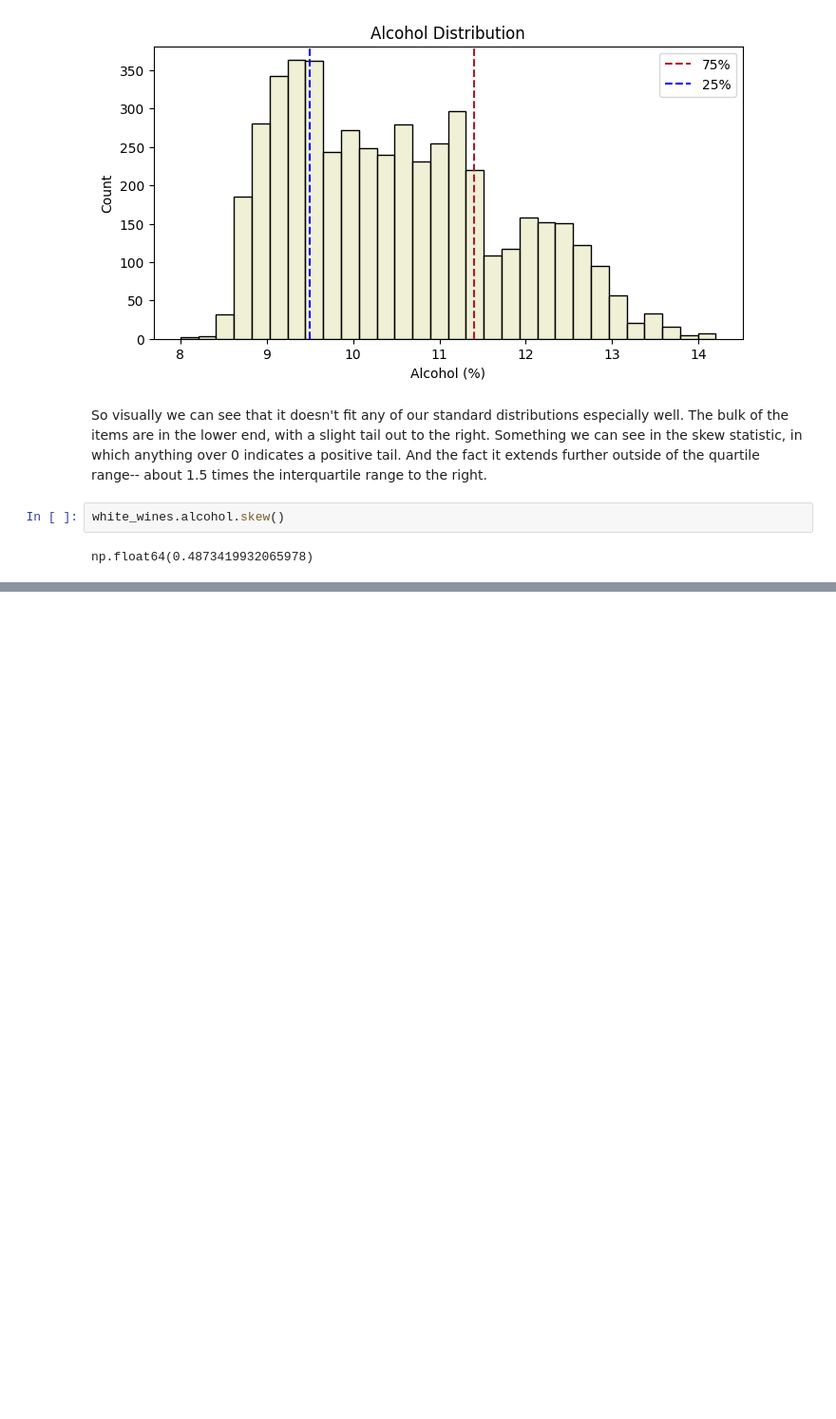
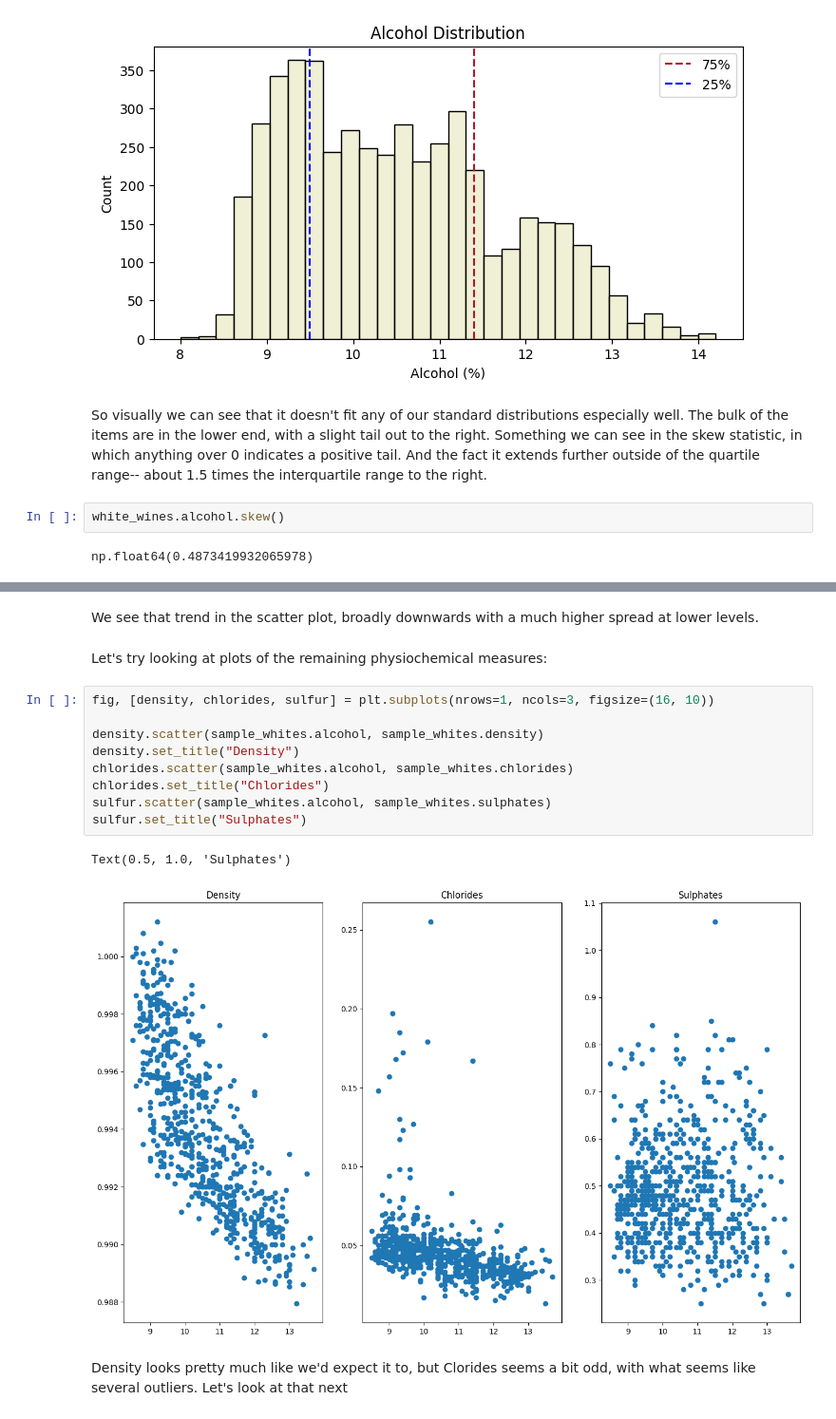
Before and after one commit to jklydev/everything-counts-summative-1, a Jupyter notebook: wine.ipynb, the cells around one changed output, grey strips where cells are left out. Shown: that part at 95% size. Saved outputs shown, nothing was run; the diff lists cells and outputs as text; blank space fills up the shorter version.

```diff
--- a/wine.ipynb
+++ b/wine.ipynb
@@ -551,0 +585,18 @@ Let's see what alcohol itself is most correlated with.
+# %% [markdown]
+We see that trend in the scatter plot, broadly downwards with a much higher spread at lower levels.
+# %% [markdown]
+Let's try looking at plots of the remaining physiochemical measures:
+# %%
+fig, [density, chlorides, sulfur] = plt.subplots(nrows=1, ncols=3, figsize=(16, 10))
+
+density.scatter(sample_whites.alcohol, sample_whites.density)
+density.set_title("Density")
+chlorides.scatter(sample_whites.alcohol, sample_whites.chlorides)
+chlorides.set_title("Chlorides")
+sulfur.scatter(sample_whites.alcohol, sample_whites.sulphates)
+sulfur.set_title("Sulphates")
+# %% [output]
+Text(0.5, 1.0, 'Sulphates')
+[figure, added]
+# %% [markdown]
+Density looks pretty much like we'd expect it to, but Clorides seems a bit odd, with what seems like several outliers. Let's look at that next
```
Also changed, not shown: parts of 8 cells of this notebook.
